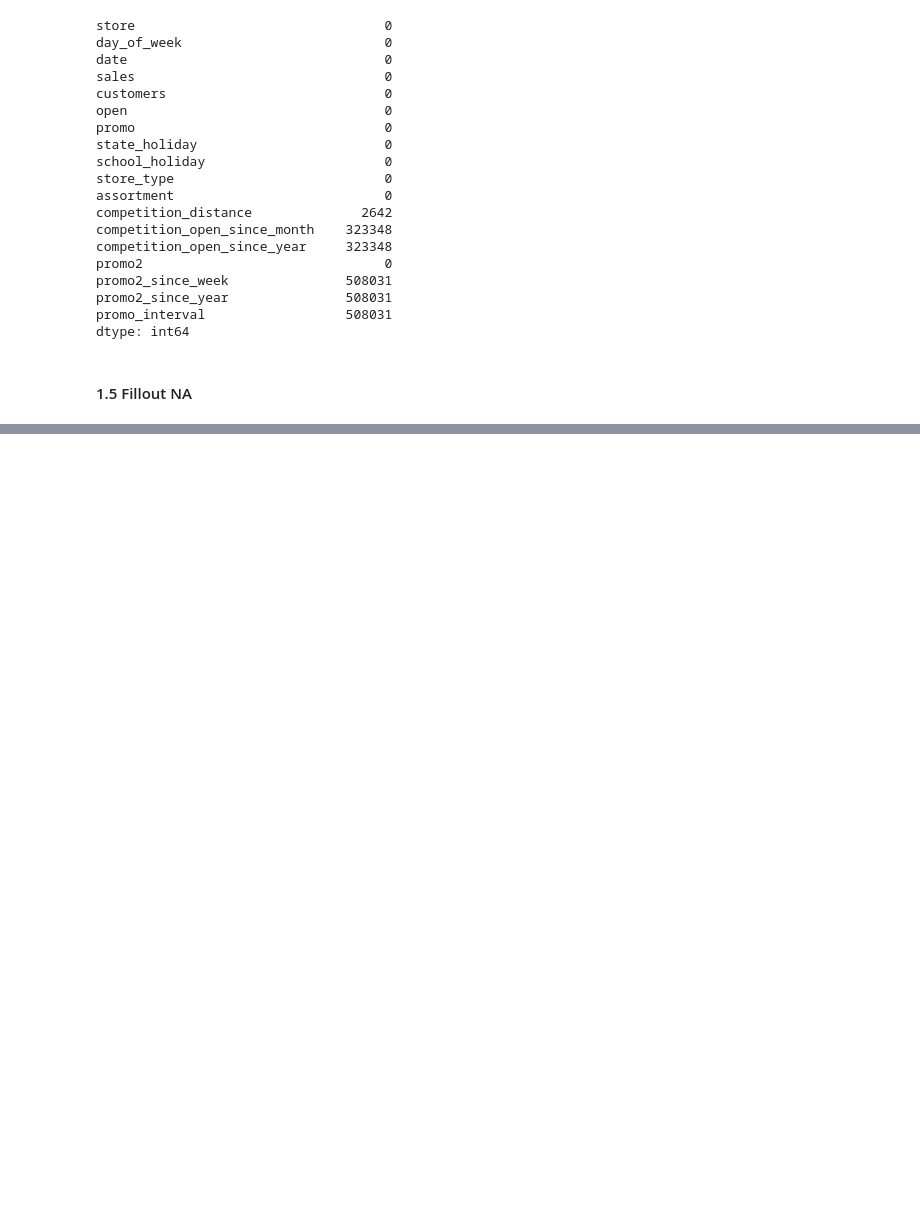
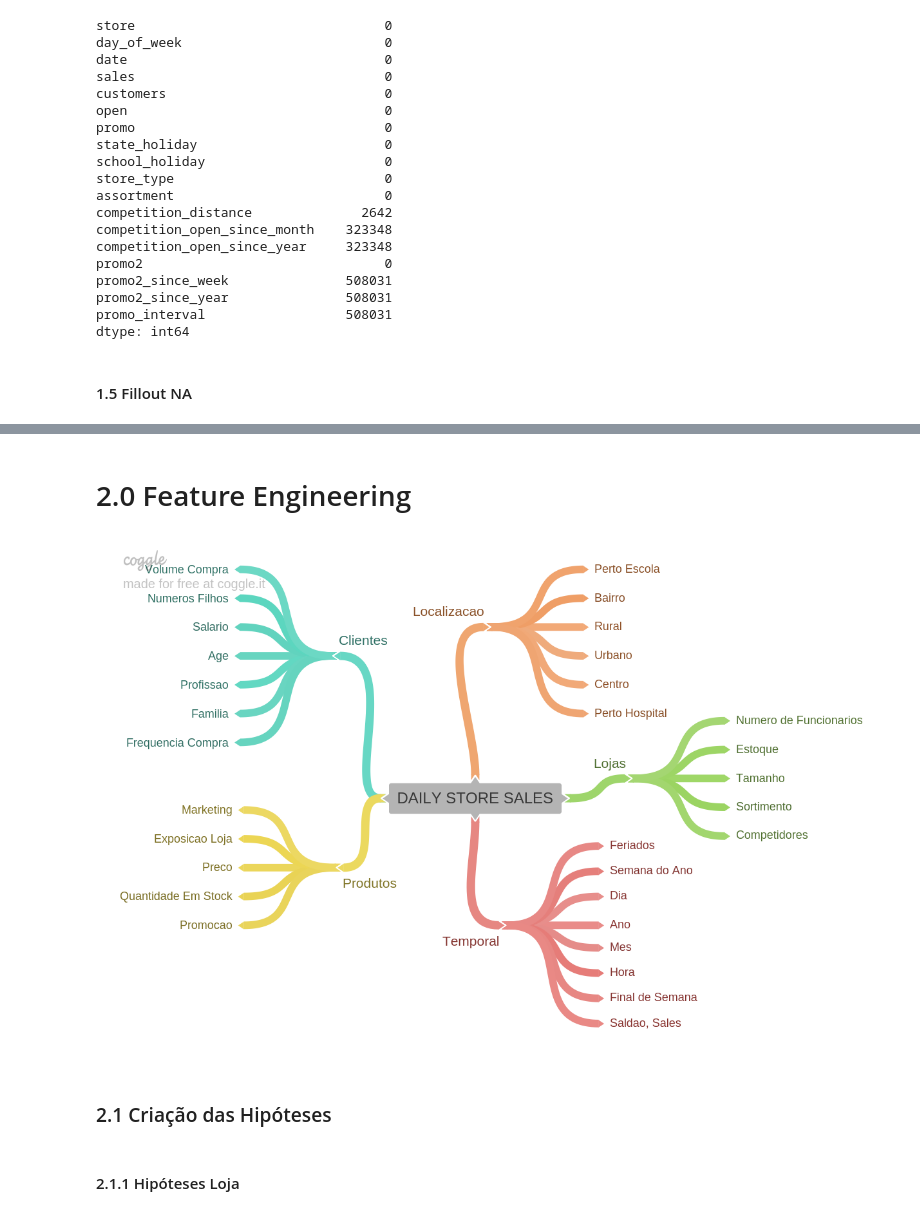
Before and after one commit to Ivan-Bertaci/ds_em_producao, a Jupyter notebook: m02_v01_store_sales_prediction.ipynb, the cells around one changed output, grey strips where cells are left out. Drawn from its saved outputs; the diff is of its cells as text; code cells hidden in the pictures; blank space fills up the shorter version.

```diff
--- a/m02_v01_store_sales_prediction.ipynb
+++ b/m02_v01_store_sales_prediction.ipynb
@@ -174,0 +258,8 @@ df1.sample(20).T
+# %% [markdown]
+# 2.0 Feature Engineering
+# %%
+Image ('/home/IvanBertaci/Documentos/CIENCIAS_DADOS/COMUNIDADEDS/DS_PRODUCAO/ds_em_producao-main/REPOS/MindMapHypothesis.png')
+# %% [output]
+[figure, added]
+# %% [markdown]
+### 2.1 Criação das Hipóteses
@@ -174,0 +269,2 @@ df1.sample(20).T
+# %% [markdown]
+#### 2.1.1 Hipóteses Loja
```
Also changed, not shown: parts of 32 cells of this notebook.
